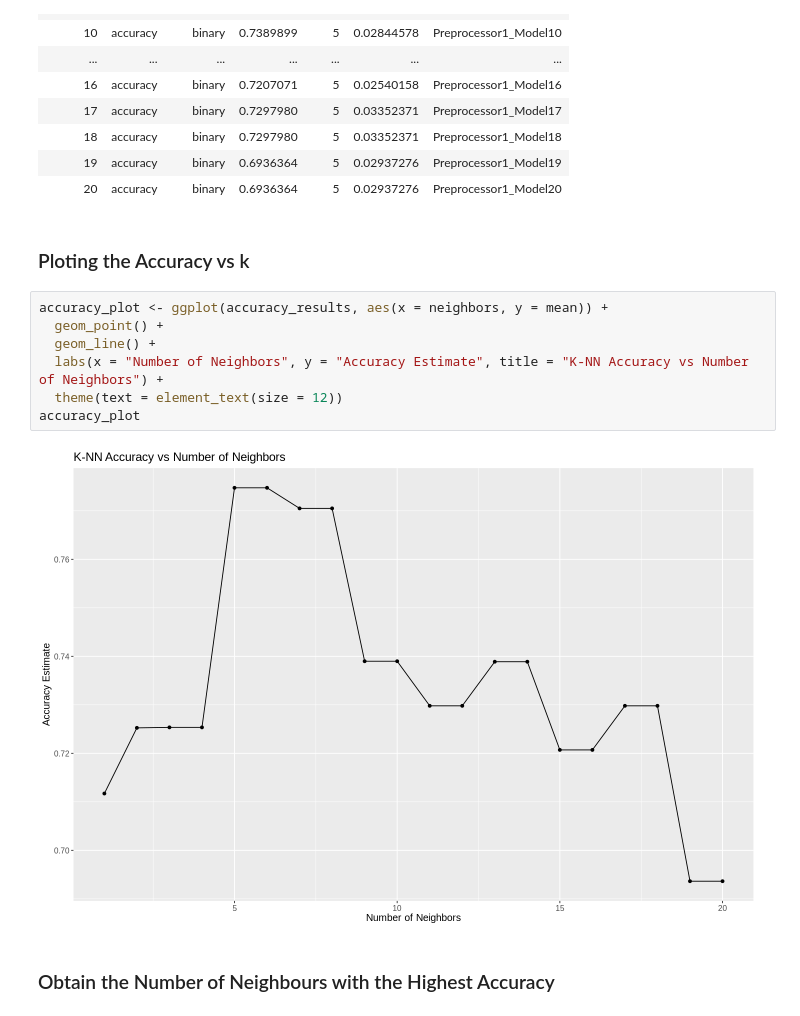
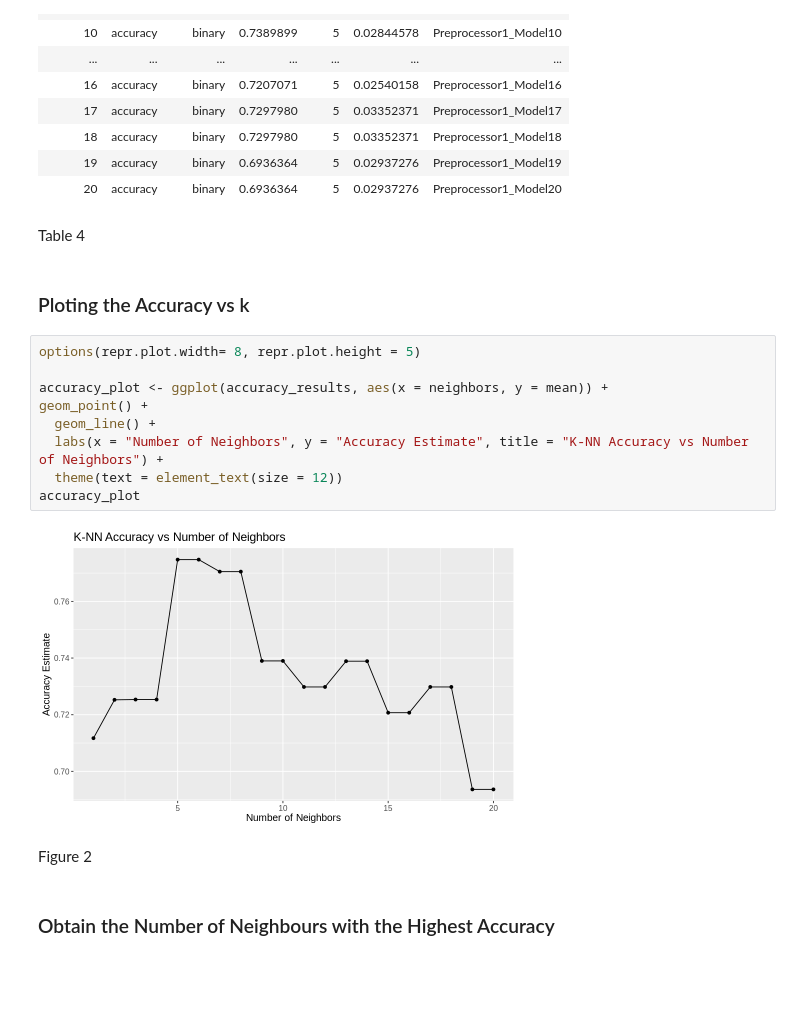
Before and after one commit to latmerlin/dsci100, a Jupyter notebook: Cleveland-final.ipynb, the cells around one changed output. Drawn from its saved outputs; the diff is of its cells as text; blank space fills up the shorter version.

Commit message:
Added figure and table number, and one finla visualization from Eric suggestion

```diff
--- a/Cleveland-final.ipynb
+++ b/Cleveland-final.ipynb
@@ -249,17 +236,23 @@ A tibble: 20 × 7
 | 18 | accuracy | binary | 0.7297980 | 5 | 0.03352371 | Preprocessor1_Model18 |
 | 19 | accuracy | binary | 0.6936364 | 5 | 0.02937276 | Preprocessor1_Model19 |
 | 20 | accuracy | binary | 0.6936364 | 5 | 0.02937276 | Preprocessor1_Model20 |
+# %% [markdown]
+Table 4
 # %% [markdown]
 ### Ploting the Accuracy vs k
 # %%
+options(repr.plot.width= 8, repr.plot.height = 5)
+
 accuracy_plot <- ggplot(accuracy_results, aes(x = neighbors, y = mean)) +
-  geom_point() +
+geom_point() +
   geom_line() +
   labs(x = "Number of Neighbors", y = "Accuracy Estimate", title = "K-NN Accuracy vs Number of Neighbors") +
   theme(text = element_text(size = 12))
 accuracy_plot
 # %% [output]
-[figure, old version]
+[figure, new version]
+# %% [markdown]
+Figure 2
 # %% [markdown]
 ### Obtain the Number of Neighbours with the Highest Accuracy
 # %%
```
Also changed, not shown: parts of 38 cells of this notebook.
